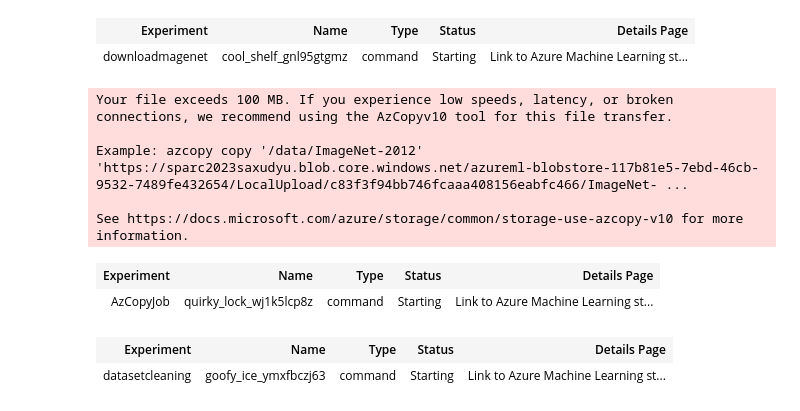
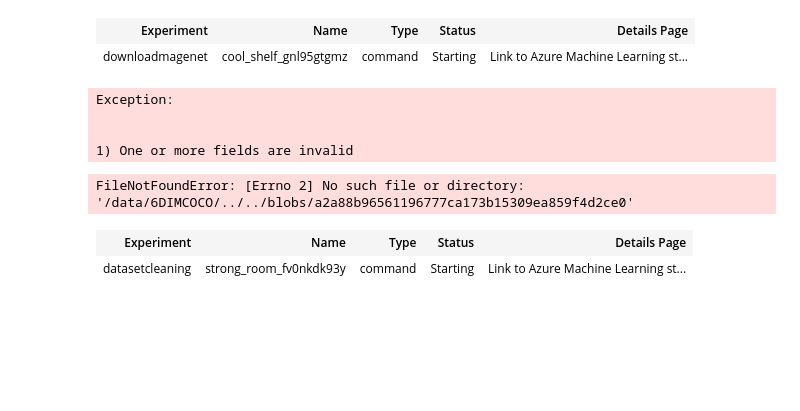
Before and after one commit to st7ma784/6DIMCOCO, a Jupyter notebook: runonAzure.ipynb, the cells around one changed output. Cells and saved outputs as stored; diff of their text form; code cells hidden in the pictures; blank space fills up the shorter version.

```diff
--- a/runonAzure.ipynb
+++ b/runonAzure.ipynb
@@ -15,7 +15,7 @@ ml_client = MLClient(
 # %%
 from azure.ai.ml.entities import Environment
 import os
-project_dir="/data/6DIMCOCO/"
+project_dir="."
 dependencies_dir = os.path.join(project_dir,"dependencies/")
 
 pipeline_job_env = Environment(
@@ -236,22 +242,21 @@ from azure.ai.ml import command, Input, Output
 from azure.ai.ml.constants import AssetTypes, InputOutputModes
 
 # Define the source and destination paths
-source_path = "/data/ImageNet-2012"
-destination_path = "azureml://subscriptions/8db6e466-5fa0-4e7f-b009-c5e20e1a7fe5/resourcegroups/sparc2023-workspace-xudyu-rg/workspaces/sparc2023-ws-xudyu/datastores/workspaceblobstore/paths/data/ImageNet-2012"
-
+source_path = "../."
+destination_path = "azureml://subscriptions/8db6e466-5fa0-4e7f-b009-c5e20e1a7fe5/resourcegroups/sparc2023-workspace-xudyu-rg/workspaces/sparc2023-ws-xudyu/datastores/workspaceblobstore/paths/"
 # # Run the azcopy command to copy the directory
 # subprocess.run(["./azcopy", "copy", source_path, destination_path, "--recursive"])
 
 # Define the input and output paths
 inputs = {
     "source_path": Input(type=AssetTypes.URI_FOLDER,
-                         path="/data/ImageNet-2012",
-                         mode=InputOutputModes.DIRECT),
+                         path=source_path,
+                         mode=InputOutputModes.RO_MOUNT),
 }
 
 outputs = {
     "destination_path": Output(type=AssetTypes.URI_FOLDER,
-                             path="azureml://subscriptions/8db6e466-5fa0-4e7f-b009-c5e20e1a7fe5/resourcegroups/sparc2023-workspace-xudyu-rg/workspaces/sparc2023-ws-xudyu/datastores/workspaceblobstore/paths/data/ImageNet-2012",
+                             path="azureml://subscriptions/8db6e466-5fa0-4e7f-b009-c5e20e1a7fe5/resourcegroups/sparc2023-workspace-xudyu-rg/workspaces/sparc2023-ws-xudyu/datastores/workspaceblobstore/paths/data2/",
                                mode=InputOutputModes.RW_MOUNT),
 
 
@@ -275,13 +280,10 @@ job = command(
 # Submit the job
 ml_client.create_or_update(job)
 # %% [output]
-Your file exceeds 100 MB. If you experience low speeds, latency, or broken connections, we recommend using the AzCopyv10 tool for this file transfer.
+Exception:
 
-Example: azcopy copy '/data/ImageNet-2012' 'https://sparc2023saxudyu.blob.core.windows.net/azureml-blobstore-117b81e5-7ebd-46cb-9532-7489fe432654/LocalUpload/c83f3f94bb746fcaaa408156eabfc466/ImageNet- ...
 
-See https://docs.microsoft.com/azure/storage/common/storage-use-azcopy-v10 for more information.
+1) One or more fields are invalid
-| Experiment | Name | Type | Status | Details Page |
-| AzCopyJob | quirky_lock_wj1k5lcp8z | command | Starting | Link to Azure Machine Learning st... |
 # %%
 #Lets define some sweeps, We really want to trial a load of values for all the following:
 from azure.ai.ml import MLClient
@@ -291,7 +293,7 @@ from azure.identity import DefaultAzureCredential
 
 # Create your command
 command_job_for_sweep = command(
-    code=project_dir,  # location of source code
+    code=".",  # location of source code
     command="python launch.py --num_trials 0 --dir ${{inputs.input_data}}",#--data ${{inputs.datadir}}",
     environment=pipeline_job_env.name+"@latest",
     compute="cpu-cluster",
@@ -349,29 +351,31 @@ returned_sweep_job.services["Studio"].endpoint
 
 # Download best trial model output
 #ml_client.jobs.download(returned_sweep_job.name, output_name="model")
+# %% [output]
+FileNotFoundError: [Errno 2] No such file or directory: '/data/6DIMCOCO/../../blobs/a2a88b96561196777ca173b15309ea859f4d2ce0'
 # %%
 #Create job to delete : the file at  azureml://subscriptions/8db6e466-5fa0-4e7f-b009-c5e20e1a7fe5/resourcegroups/sparc2023-workspace-xudyu-rg/workspaces/sparc2023-ws-xudyu/datastores/workspaceblobstore/paths/data/annotations
 
 outputToEdit={
     "remove":Output(type=AssetTypes.URI_FILE,
-                        path="azureml://subscriptions/8db6e466-5fa0-4e7f-b009-c5e20e1a7fe5/resourcegroups/sparc2023-workspace-xudyu-rg/workspaces/sparc2023-ws-xudyu/datastores/workspaceblobstore/paths/data/annotations",
+                        path="azureml://subscriptions/8db6e466-5fa0-4e7f-b009-c5e20e1a7fe5/resourcegroups/sparc2023-workspace-xudyu-rg/workspaces/sparc2023-ws-xudyu/datastores/workspaceblobstore/paths/coco/",
                         mode=InputOutputModes.RW_MOUNT
                         ),
 }
 
 job = command(
-    command="rm ${{outputs.remove}}",#--data ${{inputs.datadir}}",
+    command="rm -rf ${{outputs.remove}}",#--data ${{inputs.datadir}}",
     environment=pipeline_job_env.name+"@latest",
     compute="sparc-v100-low-priority",
     experiment_name="datasetcleaning",
     display_name="temp",
     distribution={
         "type": "PyTorch",
         "process_count_per_instance": 1,
     },
     outputs=outputToEdit,
 )
 ml_client.create_or_update(job)
 # %% [output]
 | Experiment | Name | Type | Status | Details Page |
-| datasetcleaning | goofy_ice_ymxfbczj63 | command | Starting | Link to Azure Machine Learning st... |
+| datasetcleaning | strong_room_fv0nkdk93y | command | Starting | Link to Azure Machine Learning st... |
```
Also changed, not shown: parts of 2 cells of this notebook, 1 other file.
